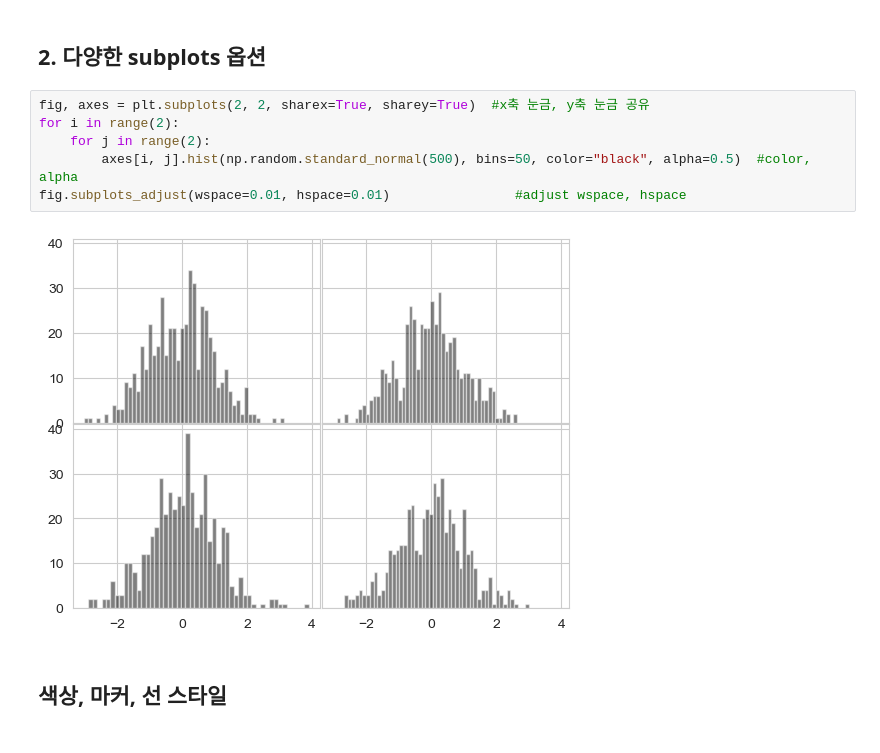
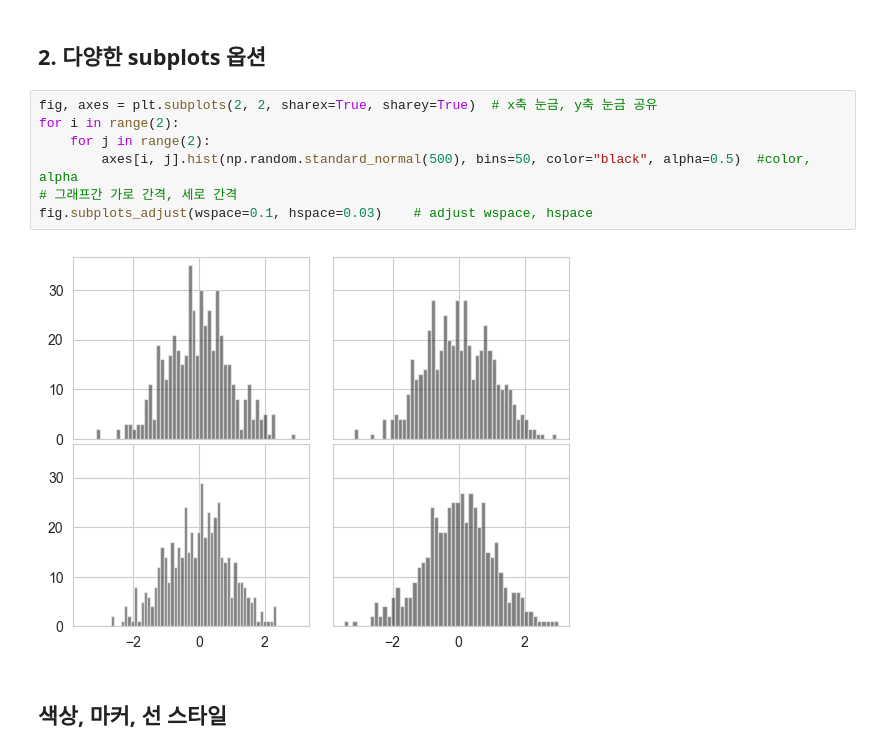
Before and after one commit to seoyun-dev/TIL, a Jupyter notebook: BDA/6_그래프와시각화.ipynb, the cells around one changed output. Drawn from its saved outputs; the diff is of its cells as text.

```diff
--- a/BDA/6_그래프와시각화.ipynb
+++ b/BDA/6_그래프와시각화.ipynb
@@ -118,13 +131,14 @@ axes[1,0].plot(np.random.standard_normal(50).cumsum(), color="black",linestyle="
 # %% [markdown]
 ## 2. 다양한 subplots 옵션
 # %%
-fig, axes = plt.subplots(2, 2, sharex=True, sharey=True)  #x축 눈금, y축 눈금 공유
+fig, axes = plt.subplots(2, 2, sharex=True, sharey=True)  # x축 눈금, y축 눈금 공유
 for i in range(2):
     for j in range(2):
         axes[i, j].hist(np.random.standard_normal(500), bins=50, color="black", alpha=0.5)  #color, alpha
-fig.subplots_adjust(wspace=0.01, hspace=0.01)                #adjust wspace, hspace
+# 그래프간 가로 간격, 세로 간격
+fig.subplots_adjust(wspace=0.1, hspace=0.03)    # adjust wspace, hspace
 # %% [output]
-[figure, old version]
+[figure, new version]
 # %% [markdown]
 ## 색상, 마커, 선 스타일
 # %%
```
Also changed, not shown: parts of 21 cells of this notebook.
